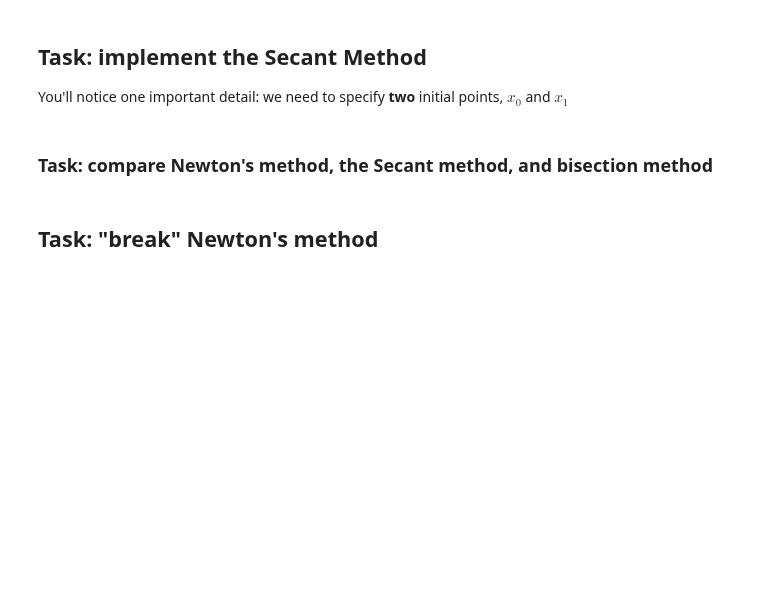
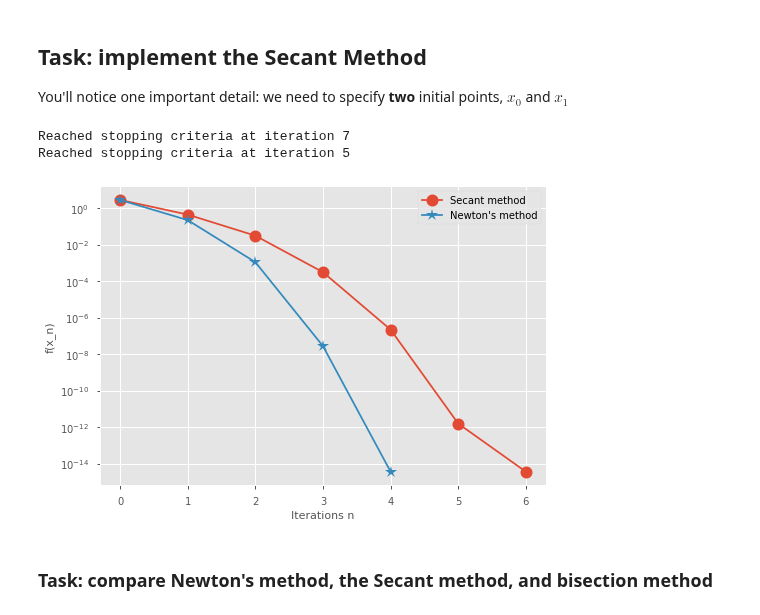
Before and after one commit to stephenbeckr/numerical-analysis-class, a Jupyter notebook: Demos/Ch2_NewtonsMethod.ipynb, the cells around one changed output. Cells and saved outputs as stored; diff of their text form; code cells hidden in the pictures; blank space fills up the shorter version.

```diff
--- a/Demos/Ch2_NewtonsMethod.ipynb
+++ b/Demos/Ch2_NewtonsMethod.ipynb
@@ -67,7 +111,51 @@ p = Newton(f,fprime,2,20)
 # %% [markdown]
 ## Task: implement the Secant Method
 You'll notice one important detail: we need to specify **two** initial points, $x_0$ and $x_1$
+# %%
+def Secant(f,x0,x1,maxIter = 100, fTol = 1e-8, relTol = 1e-8):
+  history_x  = np.zeros(maxIter)
+  history_fx = np.zeros(maxIter)
+
+
+  x_old= np.asarray(x0).copy() # .copy() probably not necessary
+  x    = np.asarray(x1).copy()
+  fx_old = f(x_old)
+  fx     = f(x)
+  history_x[0]  = x
+  history_fx[0] = fx
+
+  for n in range(1,maxIter):
+    xNew  = x - fx*(x-x_old)/(fx-fx_old)
+    x_old = x
+    fx_old= fx
+    x     = xNew
+
+    fx = f(x)
+    # print(x,x_old,fx,fx_old) # debugging
+    history_x[n] = x
+    history_fx[n] = fx
+    if np.abs(fx) <= fTol or np.abs(x-history_x[n-1])/max(1e-15,x) <= relTol:
+      print('Reached stopping criteria at iteration',n)
+      history_x  = history_x[:n]
+      history_fx = history_fx[:n]
+      break
+  return x, history_x, history_fx
+# %%
+# Now, run the Secant method on the function f
+x0  = 2
+x1  = x0 + .1
+p, history_x, history_fx = Secant(f,x0,x1,maxIter=50,fTol = 1e-15,relTol = 1e-15)
+p, Newton_history_x, Newton_history_fx = Newton(f,fprime,x1,maxIter=50,fTol = 1e-15,relTol = 1e-15)
+
+plt.plot(abs(history_fx),'o-',MarkerSize=12,label="Secant method");
+plt.plot(abs(Newton_history_fx),'*-',MarkerSize=12,label="Newton's method");
+plt.yscale("log")
+plt.xlabel("Iterations n");
+plt.ylabel("f(x_n)");
+plt.legend();
+# %% [output]
+Reached stopping criteria at iteration 7
+Reached stopping criteria at iteration 5
+[figure, added]
 # %% [markdown]
 ### Task: compare Newton's method, the Secant method, and bisection method
-# %% [markdown]
-## Task: "break" Newton's method
```
Also changed, not shown: parts of 8 cells of this notebook.
